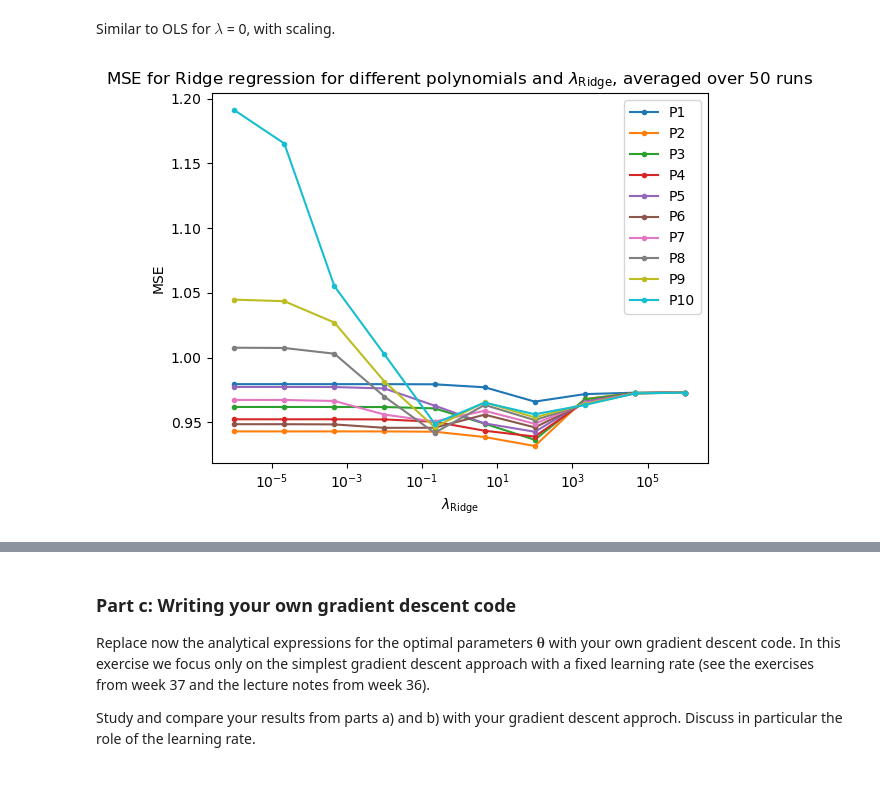
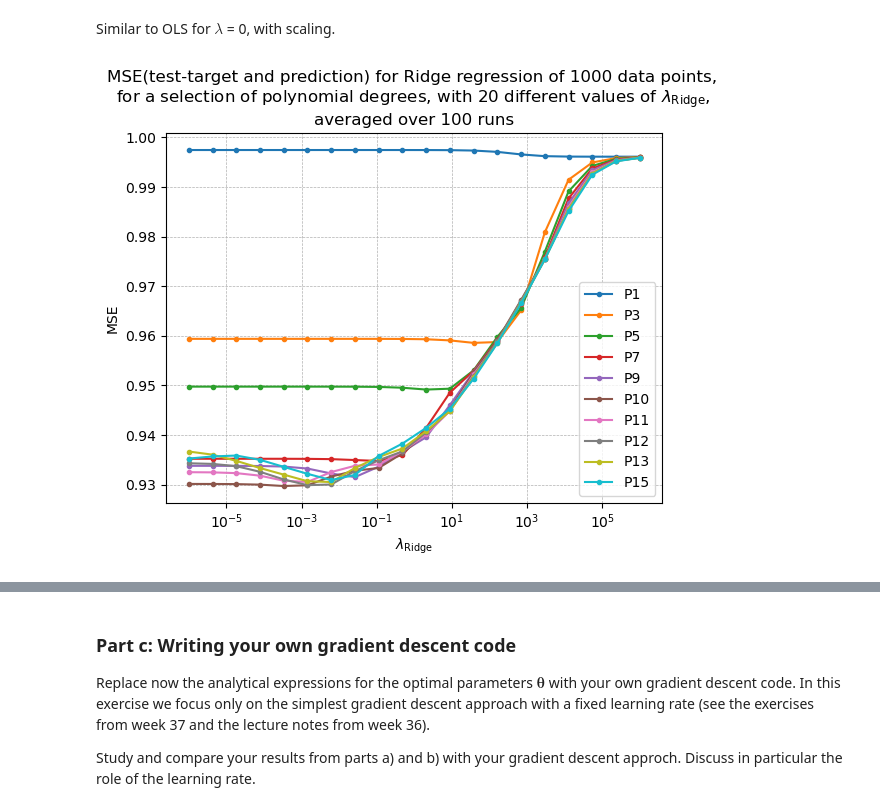
Before and after one commit to Waerstad/4155-Project-1, a Jupyter notebook: Code/project1_main.ipynb, the cells around one changed output, grey strips where cells are left out. Drawn from its saved outputs; the diff is of its cells as text; code cells hidden in the pictures; blank space fills up the shorter version.

Commit message:
Add code and working plots part-b

```diff
--- a/Code/project1_main.ipynb
+++ b/Code/project1_main.ipynb
@@ -412,7 +412,7 @@ Similar to OLS for $\lambda$ = 0, with scaling.
 np.random.seed(2025)
 
 # Number of data points
-n = 100
+n = 1000
 
 # Setting up data
 x = np.linspace(-1, 1, n)
@@ -424,9 +424,10 @@ poly_degrees = np.arange(poly_min, poly_max + 1, 1)
 
 exp_start = 6
 exp_stop = -6
-ridge_lambdas = np.logspace(exp_start, exp_stop, 10)
+n_ridge_lambdas = 20
+ridge_lambdas = np.logspace(exp_start, exp_stop, n_ridge_lambdas)
 
-runs = 50
+runs = 100
 
 mse_matrix_run_poly_lambda = np.zeros([runs, len(poly_degrees), len(ridge_lambdas)])
 r2_matrix_run_poly_lambda = np.zeros([runs, len(poly_degrees), len(ridge_lambdas)])
@@ -456,14 +457,19 @@ for i in range(runs):
 
 mean_mse_polys_lambdas = np.mean(mse_matrix_run_poly_lambda, axis=0)
 mean_r2_polys_lambdas = np.mean(r2_matrix_run_poly_lambda, axis=0)
-
-for deg in range(len(poly_degrees[:10])):
-    plt.semilogx(ridge_lambdas, mean_mse_polys_lambdas[deg,:10], ".-", label=f"P{poly_degrees[deg]}")
-plt.legend()
-plt.xlabel(r"$\lambda_\text{Ridge}$")
-plt.ylabel("MSE")
-plt.title(fr"MSE for Ridge regression for different polynomials and $\lambda_\text{{Ridge}}$, averaged over {runs} runs")
-plt.show()
-plt.close()
-# %% [output]
-[figure, removed]
+# %%
+for deg in np.array([0,2,4,6,8,9,10,11,12,14]):#range(len(poly_degrees)):
+    plt.semilogx(ridge_lambdas, mean_mse_polys_lambdas[deg,:], ".-", label=f"P{poly_degrees[deg]}")
+plt.legend()
+plt.xlabel(r"$\lambda_\text{Ridge}$")
+plt.ylabel("MSE")
+plt.title(
+    f"MSE(test-target and prediction) for Ridge regression of {n} data points, \n"
+    f"for a selection of polynomial degrees, with {n_ridge_lambdas} different values of $\\lambda_{{\\text{{Ridge}}}}$, \n"
+    f"averaged over {runs} runs"
+)
+plt.grid(True, which="both", linestyle="--", linewidth=0.5)
+plt.show()
+plt.close()
+# %% [output]
+[figure, added]
```
Also changed, not shown: parts of 3 cells of this notebook.
